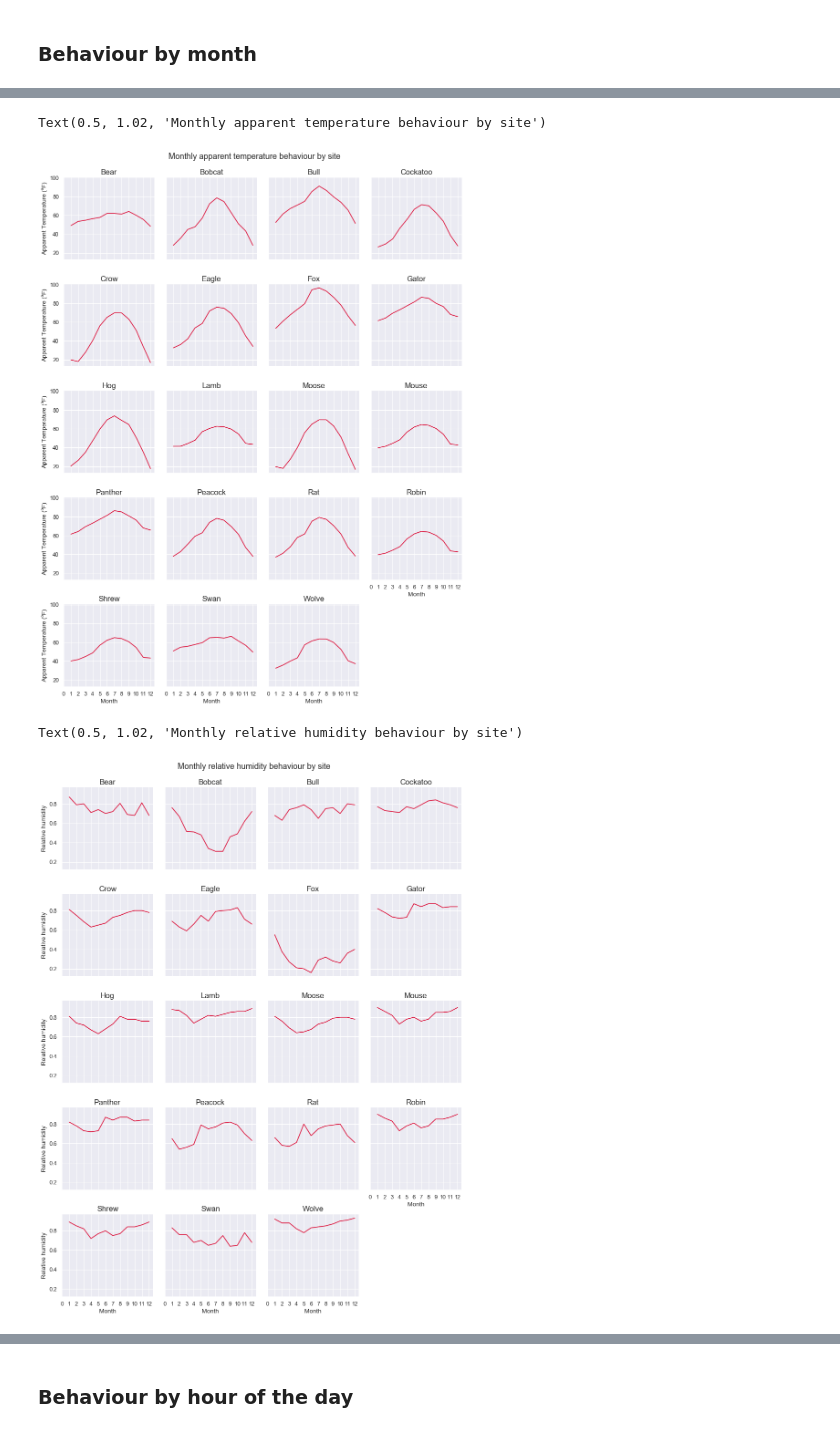
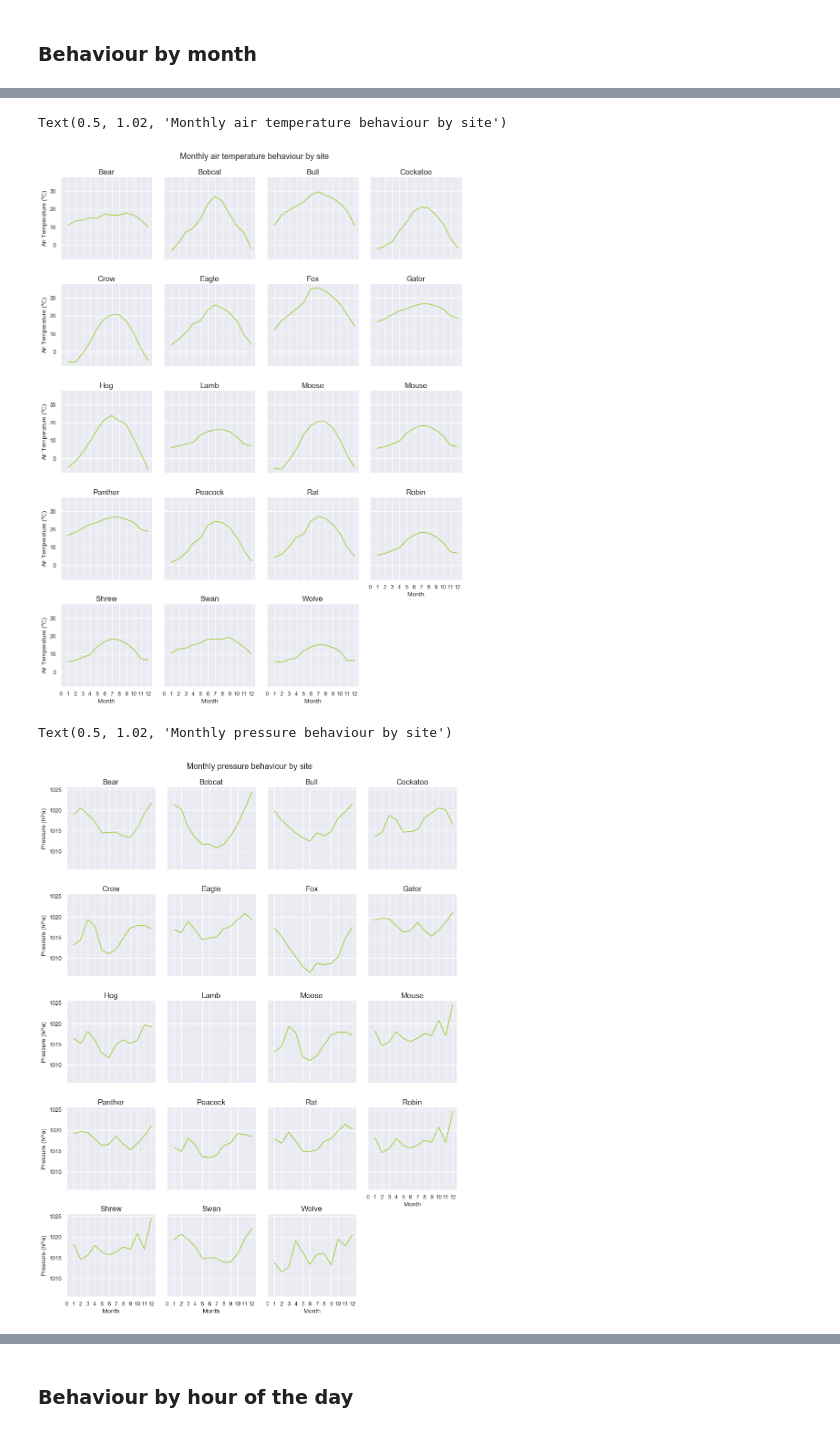
Before and after one commit to buds-lab/building-data-genome-project-2, a Jupyter notebook: notebooks/02_EDA-weather.ipynb, the cells around one changed output, grey strips where cells are left out. Drawn from its saved outputs; the diff is of its cells as text; code cells hidden in the pictures.

```diff
--- a/notebooks/02_EDA-weather.ipynb
+++ b/notebooks/02_EDA-weather.ipynb
@@ -447,35 +303,35 @@ f.savefig("..\\figures\\weather_month.png", dpi=72, bbox_inches='tight')
 # %%
 # Creates a temporal dataframe grouped by site and month
-temp = pd.DataFrame(weather.groupby(["site_id", times.month]).median()["apparentTemperature"]).reset_index()
+temp = pd.DataFrame(weather.groupby(["site_id", times.month]).median()["airTemperature"]).reset_index()
 # All the plots in a grid
 g = sns.FacetGrid(temp, col="site_id", col_wrap=4)
-g.map(plt.plot, "timestamp", "apparentTemperature", color=colors[1])
+g.map(plt.plot, "timestamp", "airTemperature", color=colors[0])
 # Title of each plot
 g.set_titles("{col_name}", size=15)
 # Axis labels
-g.set_axis_labels(x_var="Month", y_var="Apparent Temperature (ºF)")
+g.set_axis_labels(x_var="Month", y_var="Air Temperature (ºC)")
 g.set(xticks=range(13))
 # Figure title
-plt.suptitle('Monthly apparent temperature behaviour by site', y=1.02, fontsize=16)
+plt.suptitle('Monthly air temperature behaviour by site', y=1.02, fontsize=16)
 # %% [output]
-Text(0.5, 1.02, 'Monthly apparent temperature behaviour by site')
+Text(0.5, 1.02, 'Monthly air temperature behaviour by site')
-[figure, old version]
+[figure, new version]
 # %%
 # Creates a temporal dataframe grouped by site and month
-temp = pd.DataFrame(weather.groupby(["site_id", times.month]).median()["humidity"]).reset_index()
+temp = pd.DataFrame(weather.groupby(["site_id", times.month]).median()["seaLvlPressure"]).reset_index()
 # All the plots in a grid
 g = sns.FacetGrid(temp, col="site_id", col_wrap=4)
-g.map(plt.plot, "timestamp", "humidity", color=colors[1])
+g.map(plt.plot, "timestamp", "seaLvlPressure", color=colors[0])
 # Title of each plot
 g.set_titles("{col_name}", size=15)
 # Axis labels
-g.set_axis_labels(x_var="Month", y_var="Relative humidity")
+g.set_axis_labels(x_var="Month", y_var="Pressure (hPa)")
 g.set(xticks=range(13))
 # Figure title
-plt.suptitle('Monthly relative humidity behaviour by site', y=1.02, fontsize=16)
+plt.suptitle('Monthly pressure behaviour by site', y=1.02, fontsize=16)
 # %% [output]
-Text(0.5, 1.02, 'Monthly relative humidity behaviour by site')
+Text(0.5, 1.02, 'Monthly pressure behaviour by site')
-[figure, old version]
+[figure, new version]
 # %%
 # Creates a temporal dataframe grouped by site and month
 temp = pd.DataFrame(weather.groupby(["site_id", times.month]).median()["windSpeed"]).reset_index()
```
Also changed, not shown: parts of 28 cells of this notebook, 9 other files.
